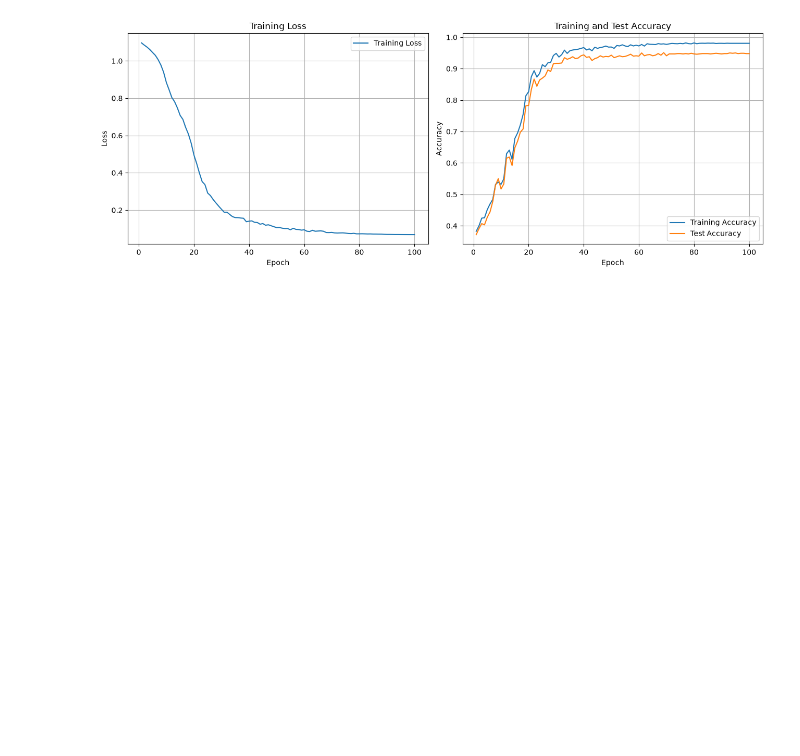
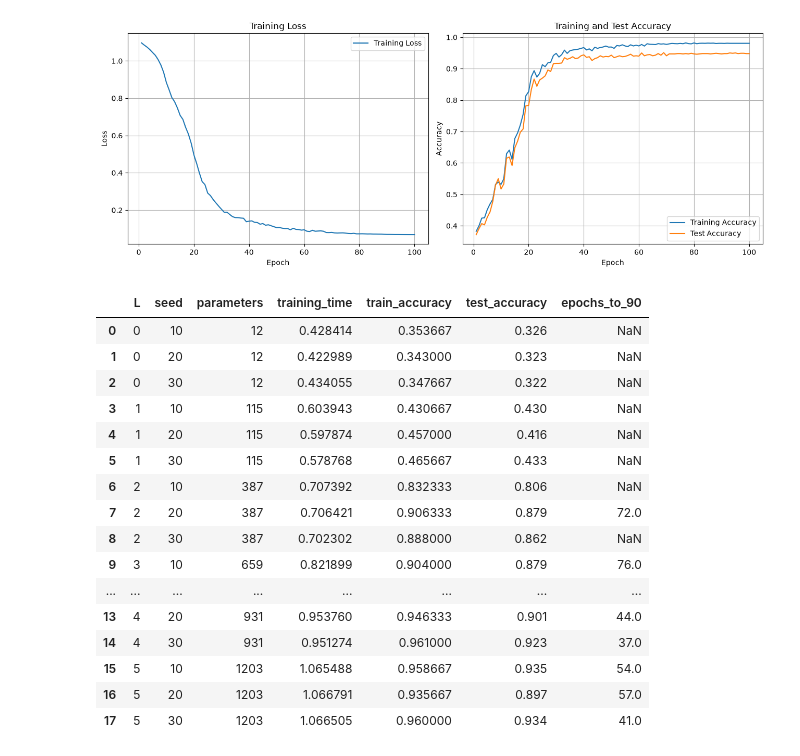
Before and after one commit to Ashishlamichhane4/Scientific_Computing, a Jupyter notebook: Classification_using_pytorch/exe3.ipynb, the cells around one changed output. Cells and saved outputs as stored; diff of their text form; code cells hidden in the pictures; blank space fills up the shorter version.

```diff
--- a/Classification_using_pytorch/exe3.ipynb
+++ b/Classification_using_pytorch/exe3.ipynb
@@ -414,0 +469,28 @@ plt.show()
+# %%
+results_K3 = run_experiment(
+    X_train,
+    y_train,
+    X_test,
+    y_test,
+    n_classes=3
+)
+
+results_K3
+# %% [output]
+|  | L | seed | parameters | training_time | train_accuracy | test_accuracy | epochs_to_90 |
+| 0 | 0 | 10 | 12 | 0.428414 | 0.353667 | 0.326 | NaN |
+| 1 | 0 | 20 | 12 | 0.422989 | 0.343000 | 0.323 | NaN |
+| 2 | 0 | 30 | 12 | 0.434055 | 0.347667 | 0.322 | NaN |
+| 3 | 1 | 10 | 115 | 0.603943 | 0.430667 | 0.430 | NaN |
+| 4 | 1 | 20 | 115 | 0.597874 | 0.457000 | 0.416 | NaN |
+| 5 | 1 | 30 | 115 | 0.578768 | 0.465667 | 0.433 | NaN |
+| 6 | 2 | 10 | 387 | 0.707392 | 0.832333 | 0.806 | NaN |
+| 7 | 2 | 20 | 387 | 0.706421 | 0.906333 | 0.879 | 72.0 |
+| 8 | 2 | 30 | 387 | 0.702302 | 0.888000 | 0.862 | NaN |
+| 9 | 3 | 10 | 659 | 0.821899 | 0.904000 | 0.879 | 76.0 |
+| ... | ... | ... | ... | ... | ... | ... | ... |
+| 13 | 4 | 20 | 931 | 0.953760 | 0.946333 | 0.901 | 44.0 |
+| 14 | 4 | 30 | 931 | 0.951274 | 0.961000 | 0.923 | 37.0 |
+| 15 | 5 | 10 | 1203 | 1.065488 | 0.958667 | 0.935 | 54.0 |
+| 16 | 5 | 20 | 1203 | 1.066791 | 0.935667 | 0.897 | 57.0 |
+| 17 | 5 | 30 | 1203 | 1.066505 | 0.960000 | 0.934 | 41.0 |
```
Also changed, not shown: parts of 14 cells of this notebook.
